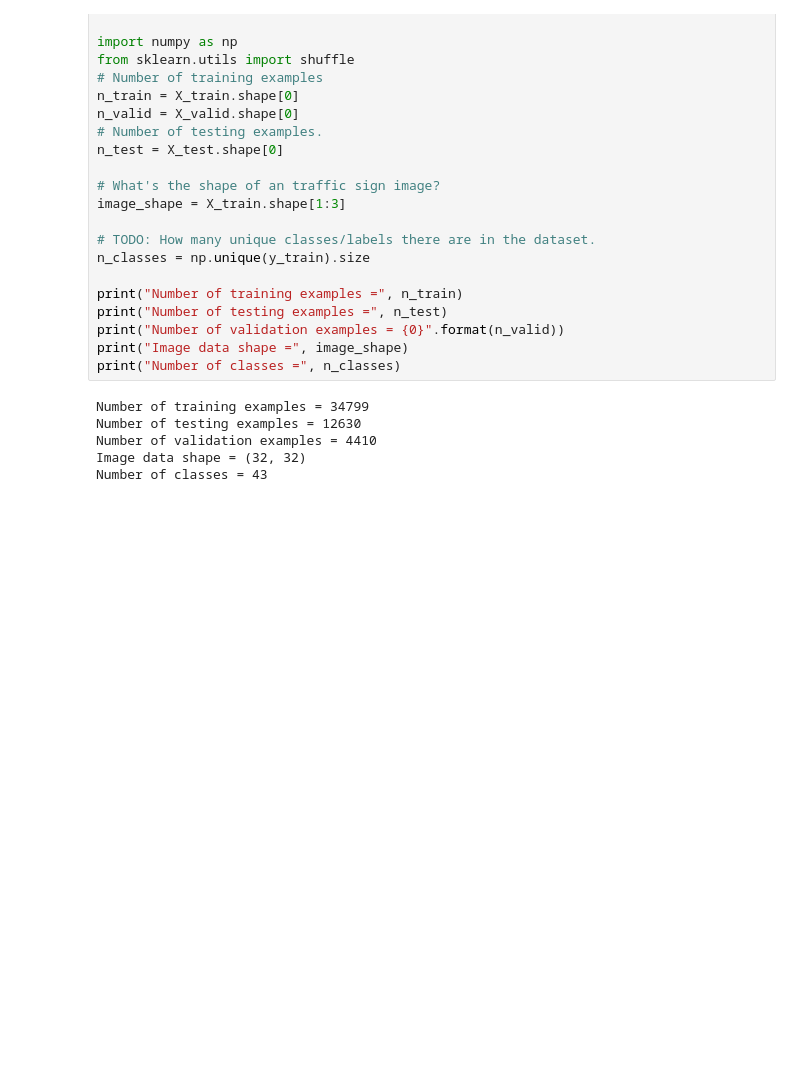
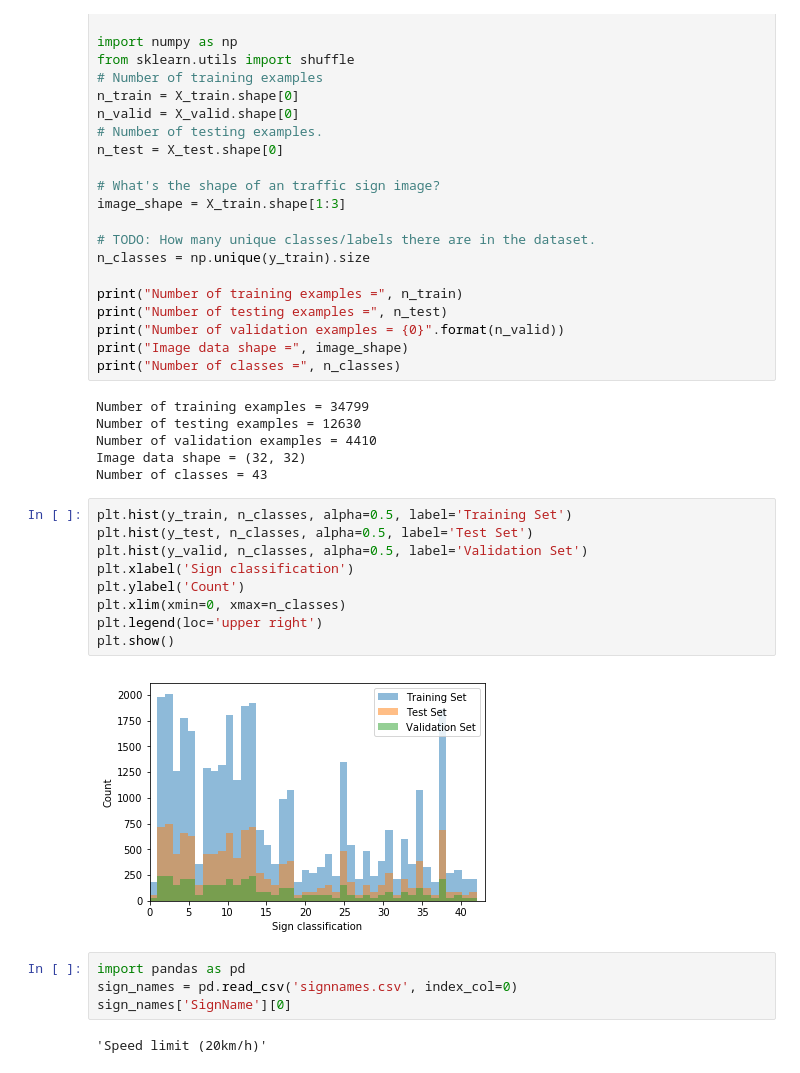
Before and after one commit to sketchc89/TrafficSign-P2, a Jupyter notebook: Traffic_Sign_Classifier_Grayscale.ipynb, the cells around one changed output. Saved outputs shown, nothing was run; the diff lists cells and outputs as text; blank space fills up the shorter version.

```diff
--- a/Traffic_Sign_Classifier_Grayscale.ipynb
+++ b/Traffic_Sign_Classifier_Grayscale.ipynb
@@ -48,3 +48,20 @@ Number of testing examples = 12630
 Number of validation examples = 4410
 Image data shape = (32, 32)
 Number of classes = 43
+# %%
+plt.hist(y_train, n_classes, alpha=0.5, label='Training Set')
+plt.hist(y_test, n_classes, alpha=0.5, label='Test Set')
+plt.hist(y_valid, n_classes, alpha=0.5, label='Validation Set')
+plt.xlabel('Sign classification')
+plt.ylabel('Count')
+plt.xlim(xmin=0, xmax=n_classes)
+plt.legend(loc='upper right')
+plt.show()
+# %% [output]
+[figure, added]
+# %%
+import pandas as pd
+sign_names = pd.read_csv('signnames.csv', index_col=0)
+sign_names['SignName'][0]
+# %% [output]
+'Speed limit (20km/h)'
```
Also changed, not shown: parts of 15 cells of this notebook.
